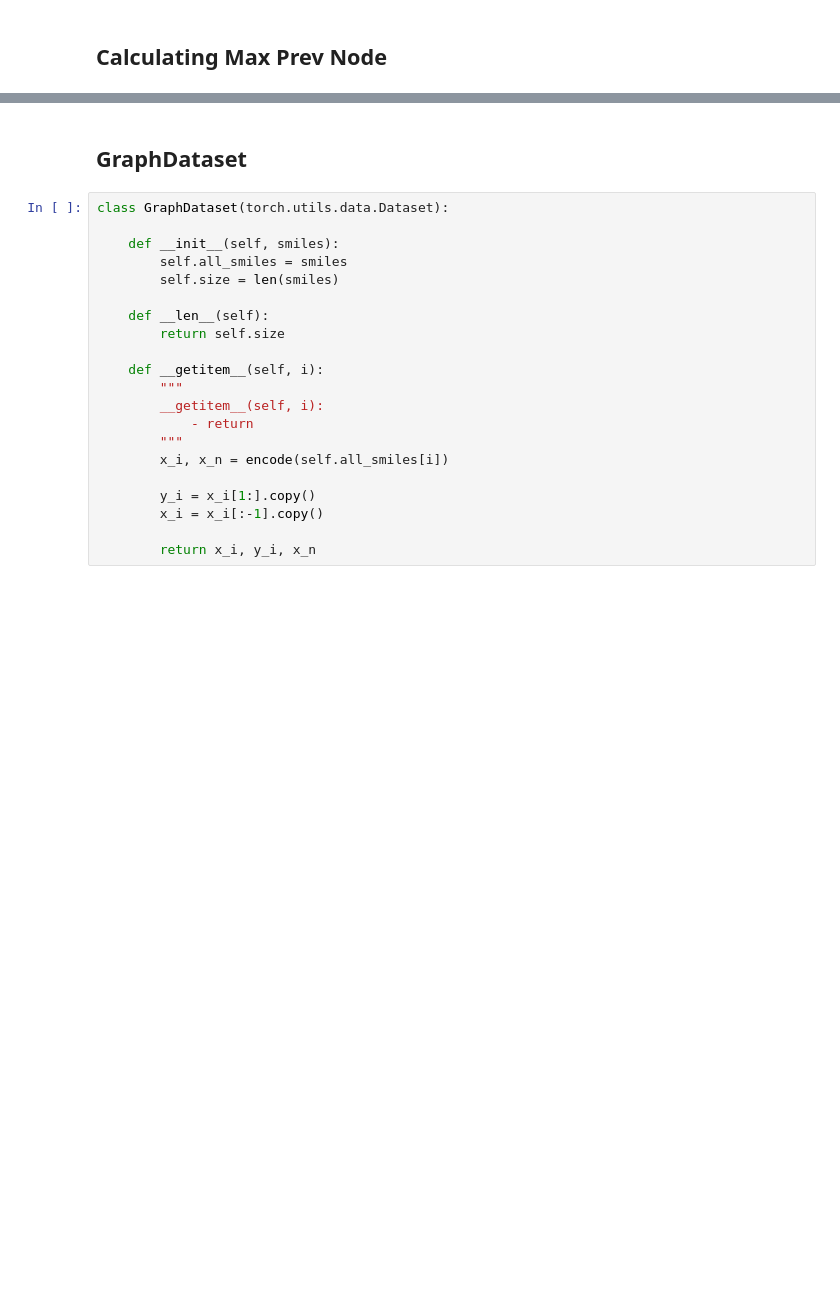
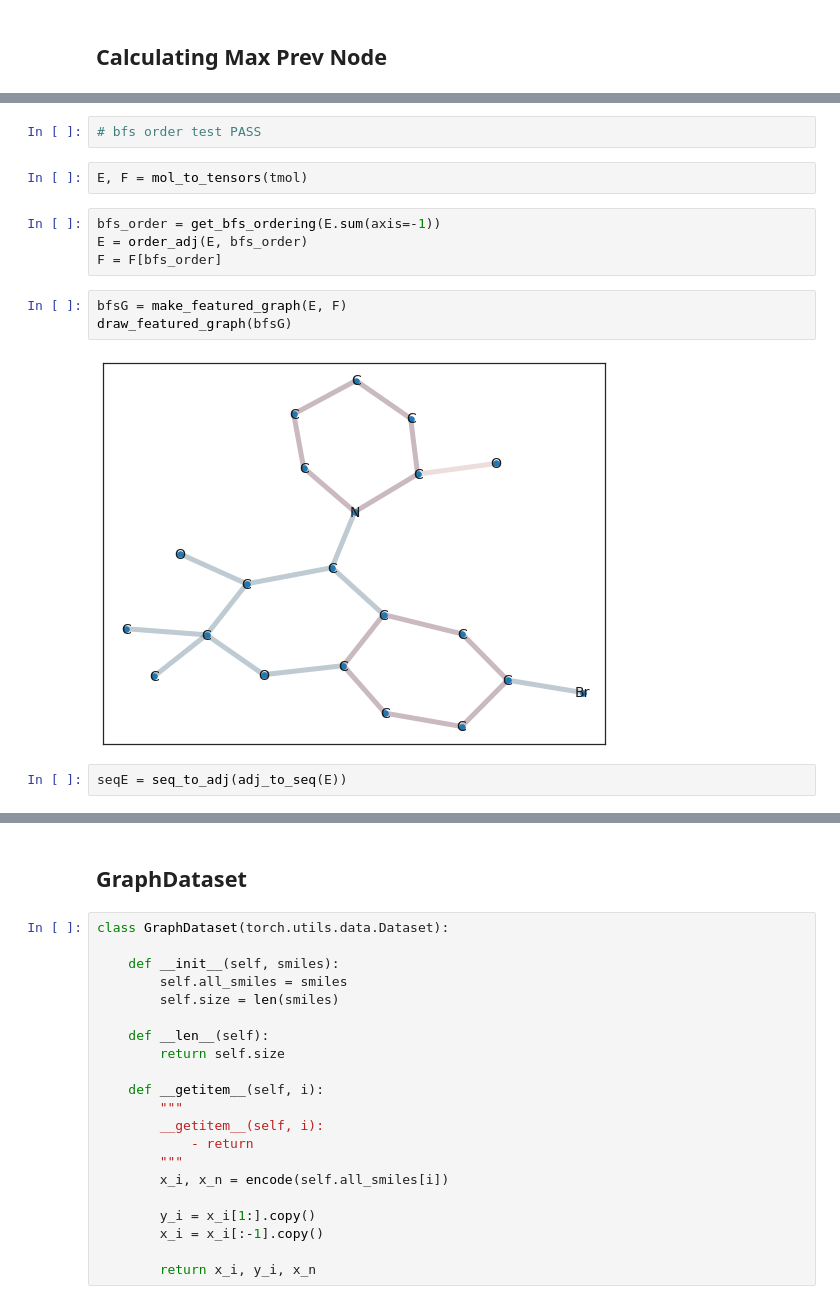
Before and after one commit to Sultan-IH/de-novo, a Jupyter notebook: GraphGRU_Generator.ipynb, the cells around one changed output, grey strips where cells are left out. Drawn from its saved outputs; the diff is of its cells as text; blank space fills up the shorter version.

```diff
--- a/GraphGRU_Generator.ipynb
+++ b/GraphGRU_Generator.ipynb
@@ -493,0 +568,15 @@ tmol_back = backward_transform(S, F)
+# %%
+# bfs order test PASS
+# %%
+E, F = mol_to_tensors(tmol)
+# %%
+bfs_order = get_bfs_ordering(E.sum(axis=-1))
+E = order_adj(E, bfs_order)
+F = F[bfs_order]
+# %%
+bfsG = make_featured_graph(E, F)
+draw_featured_graph(bfsG)
+# %% [output]
+[figure, added]
+# %%
+seqE = seq_to_adj(adj_to_seq(E))
```
Also changed, not shown: parts of 35 cells of this notebook.
